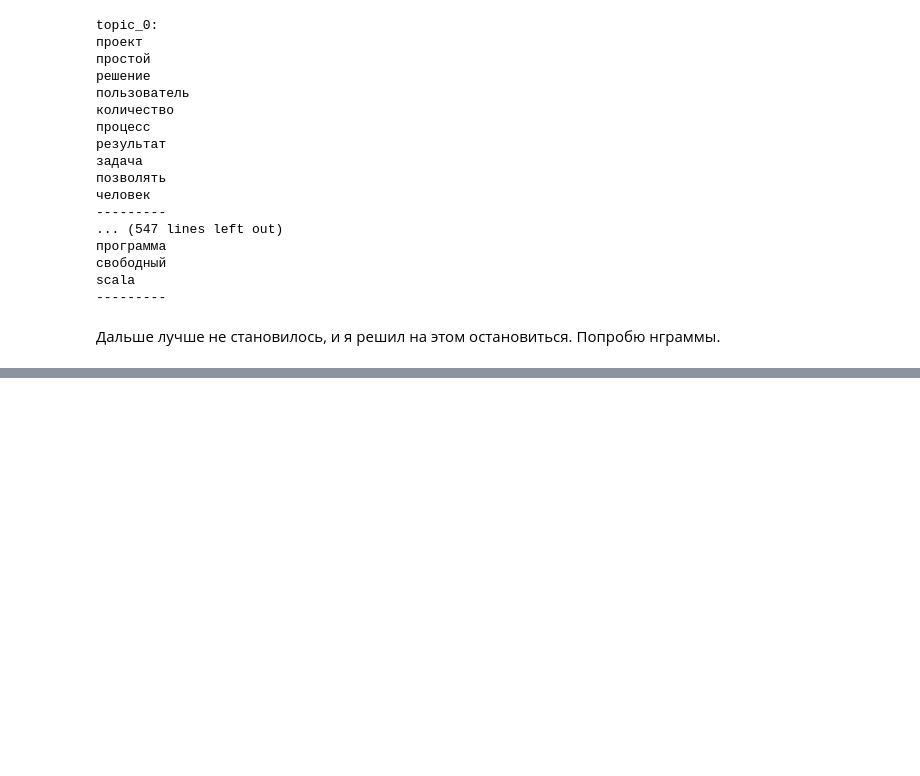
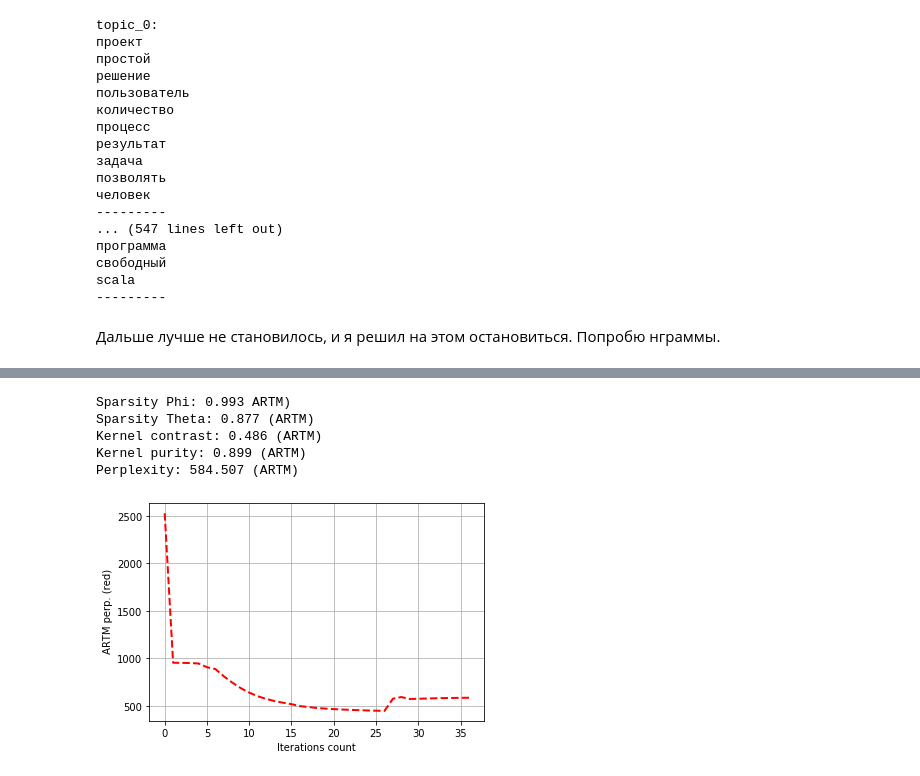
Before and after one commit to DmitryKutsev/hse_compling_homework, a Jupyter notebook: hw5_2.ipynb, the cells around one changed output, grey strips where cells are left out. Drawn from its saved outputs; the diff is of its cells as text; code cells hidden in the pictures; blank space fills up the shorter version.

```diff
--- a/hw5_2.ipynb
+++ b/hw5_2.ipynb
@@ -665,0 +817,18 @@ RuntimeError: ignored
+# %%
+phi_tau = model_artm.regularizers['SparsePhi'].tau
+theta_tau = model_artm.regularizers['SparseTheta'].tau
+
+for i in range(10):
+    model_artm.regularizers['SparsePhi'].tau = (phi_tau + (phi_tau*4.5))
+    model_artm.regularizers['SparseTheta'].tau = (theta_tau + (theta_tau*3.1))
+
+    model_artm.fit_offline(batch_vectorizer=batch_vectorizer,num_collection_passes=1)
+# %%
+print_measures(model_artm)
+# %% [output]
+Sparsity Phi: 0.993 ARTM)
+Sparsity Theta: 0.877 (ARTM)
+Kernel contrast: 0.486 (ARTM)
+Kernel purity: 0.899 (ARTM)
+Perplexity: 584.507 (ARTM)
+[figure, added]
```
Also changed, not shown: parts of 26 cells of this notebook.
